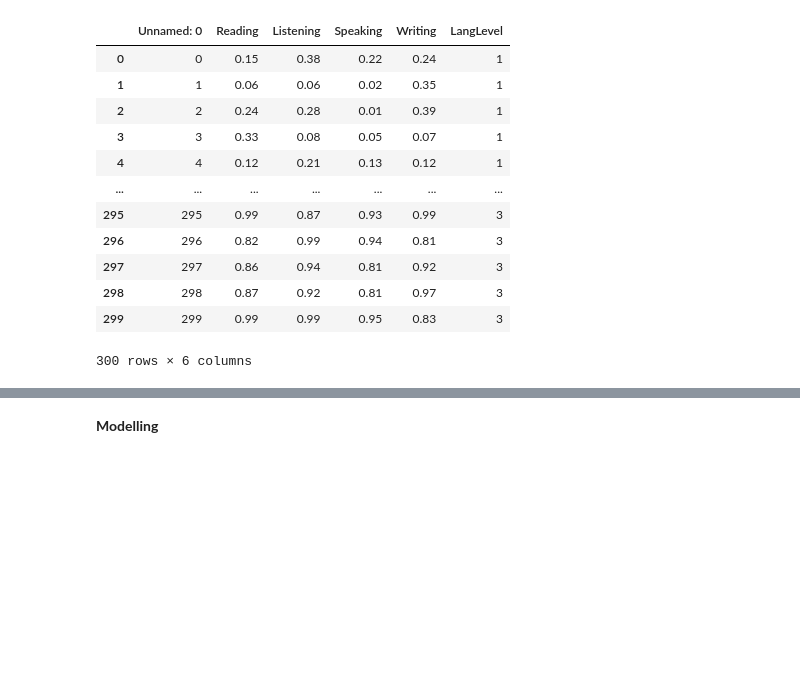
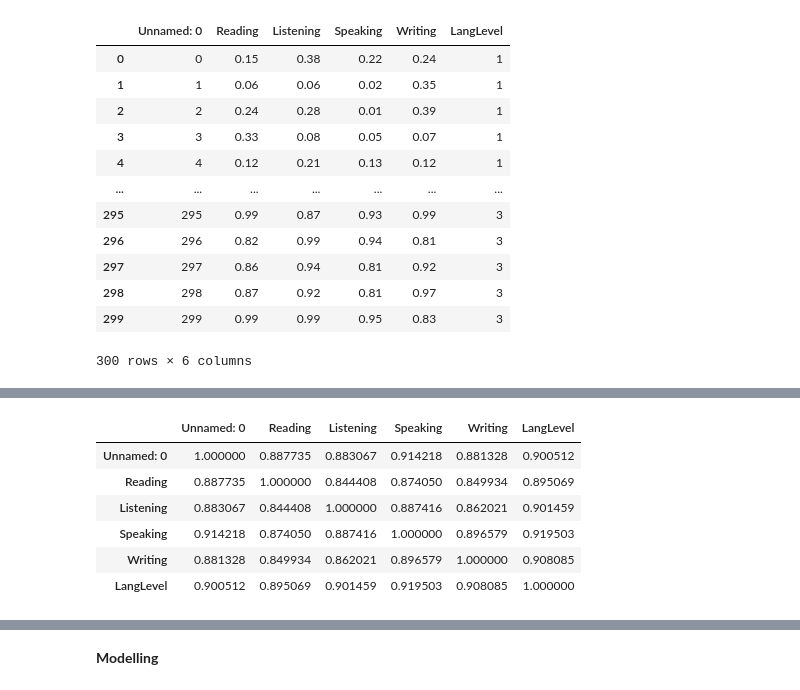
Before and after one commit to AndiraFaqih/Velocity, a Jupyter notebook: model/Language_Level.ipynb, the cells around one changed output, grey strips where cells are left out. Saved outputs shown, nothing was run; the diff lists cells and outputs as text; code cells hidden in the pictures; blank space fills up the shorter version.

```diff
--- a/model/Language_Level.ipynb
+++ b/model/Language_Level.ipynb
@@ -64,0 +60,10 @@ dtype: int64
+# %%
+dataset.corr()
+# %% [output]
+|  | Unnamed: 0 | Reading | Listening | Speaking | Writing | LangLevel |
+| Unnamed: 0 | 1.000000 | 0.887735 | 0.883067 | 0.914218 | 0.881328 | 0.900512 |
+| Reading | 0.887735 | 1.000000 | 0.844408 | 0.874050 | 0.849934 | 0.895069 |
+| Listening | 0.883067 | 0.844408 | 1.000000 | 0.887416 | 0.862021 | 0.901459 |
+| Speaking | 0.914218 | 0.874050 | 0.887416 | 1.000000 | 0.896579 | 0.919503 |
+| Writing | 0.881328 | 0.849934 | 0.862021 | 0.896579 | 1.000000 | 0.908085 |
+| LangLevel | 0.900512 | 0.895069 | 0.901459 | 0.919503 | 0.908085 | 1.000000 |
```
Also changed, not shown: parts of 18 cells of this notebook, 1 other file.
